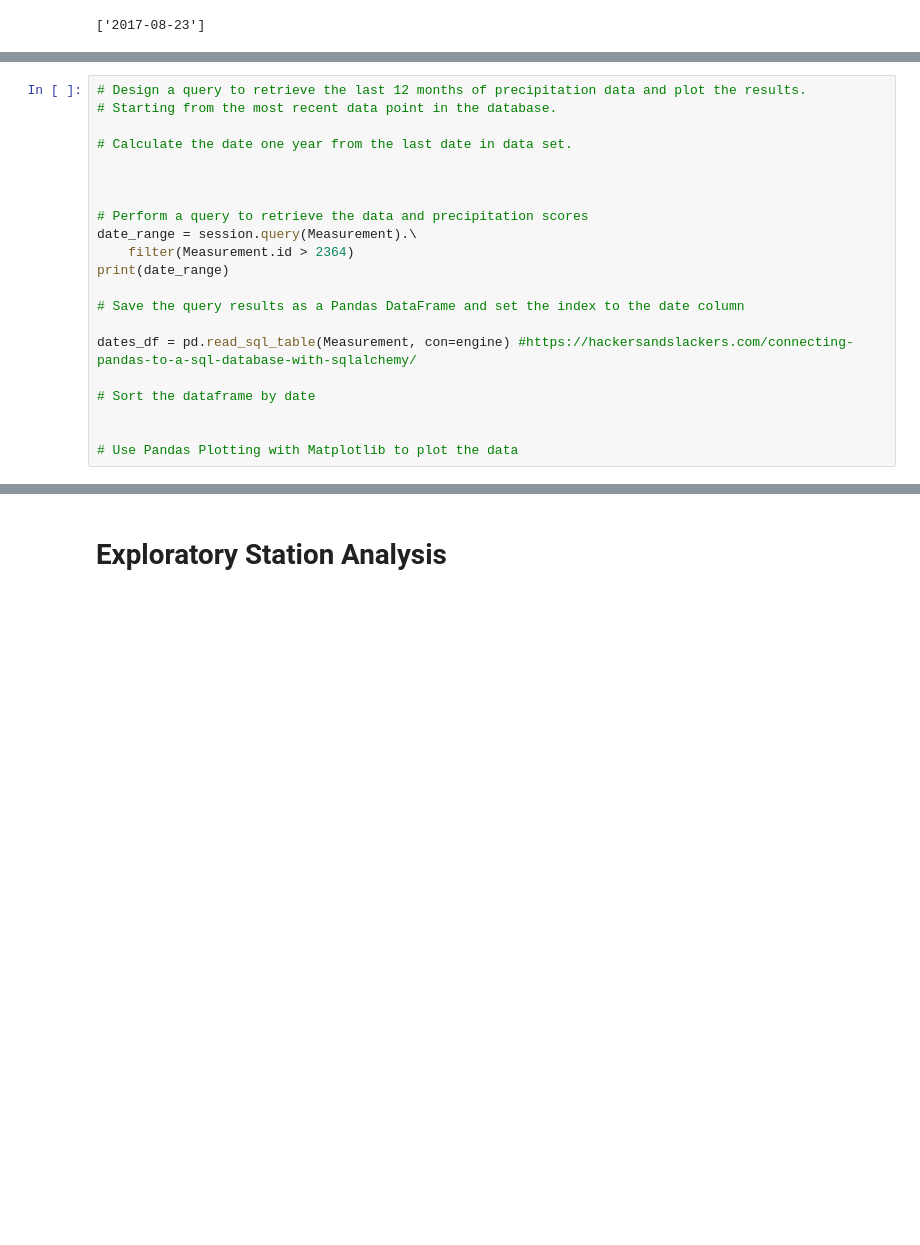
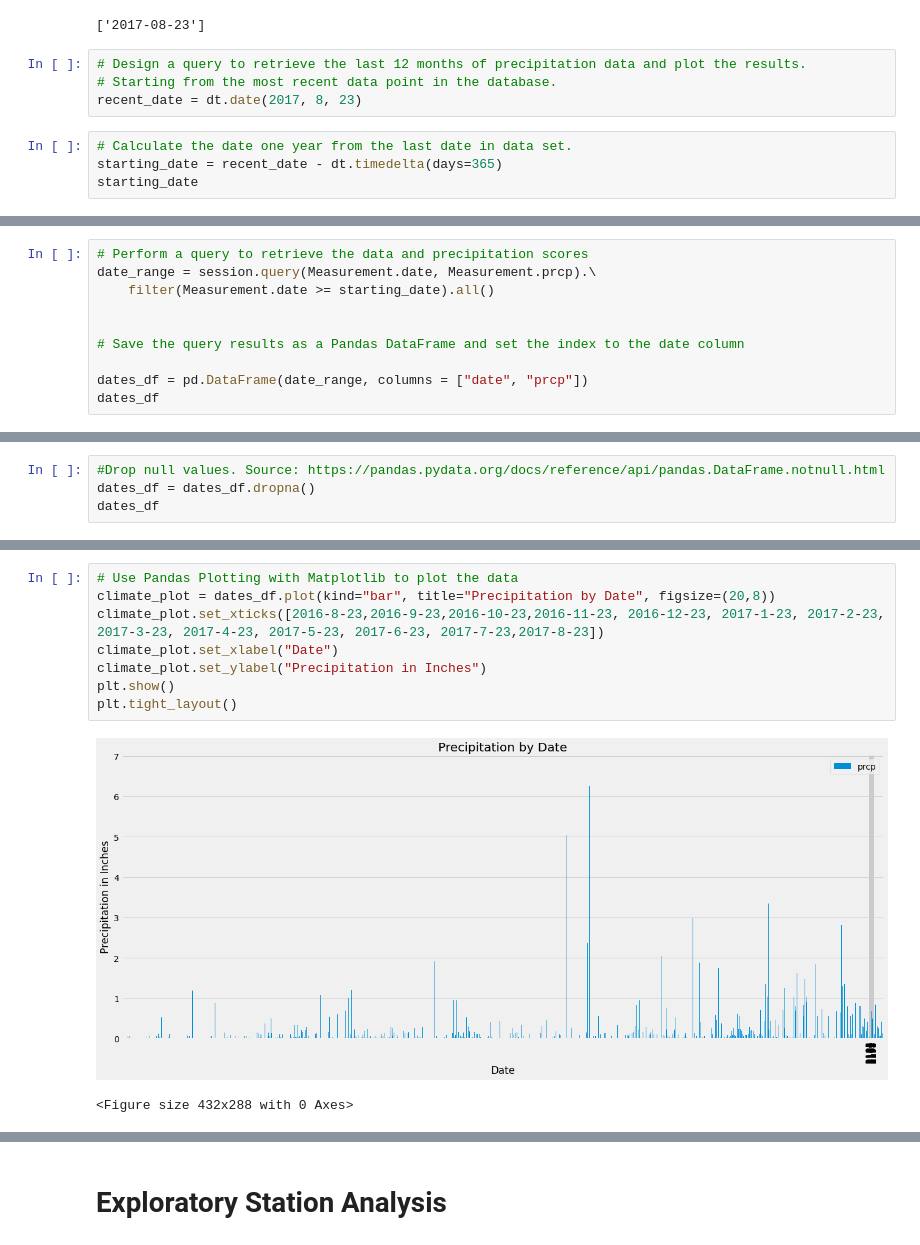
Before and after one commit to KristenScaletta/sqlalchemy-challenge, a Jupyter notebook: climate.ipynb, the cells around one changed output, grey strips where cells are left out. Drawn from its saved outputs; the diff is of its cells as text; blank space fills up the shorter version.

```diff
--- a/climate.ipynb
+++ b/climate.ipynb
@@ -50,3 +50,11 @@ recent_date = [result[2] for result in results[:1]]
 recent_date
 # %% [output]
 ['2017-08-23']
+# %%
+# Design a query to retrieve the last 12 months of precipitation data and plot the results.
+# Starting from the most recent data point in the database.
+recent_date = dt.date(2017, 8, 23)
+# %%
+# Calculate the date one year from the last date in data set.
+starting_date = recent_date - dt.timedelta(days=365)
+starting_date
@@ -53,22 +63,11 @@ recent_date
 # %%
-# Design a query to retrieve the last 12 months of precipitation data and plot the results.
-# Starting from the most recent data point in the database.
+# Perform a query to retrieve the data and precipitation scores
+date_range = session.query(Measurement.date, Measurement.prcp).\
+    filter(Measurement.date >= starting_date).all()
 
-# Calculate the date one year from the last date in data set.
-
-
-
-# Perform a query to retrieve the data and precipitation scores
-date_range = session.query(Measurement).\
-    filter(Measurement.id > 2364)
-print(date_range)
 
 # Save the query results as a Pandas DataFrame and set the index to the date column
 
-dates_df = pd.read_sql_table(Measurement, con=engine) #https://hackersandslackers.com/connecting-pandas-to-a-sql-database-with-sqlalchemy/
-
-# Sort the dataframe by date
-
-
-# Use Pandas Plotting with Matplotlib to plot the data
+dates_df = pd.DataFrame(date_range, columns = ["date", "prcp"])
+dates_df
 # %% [output]
@@ -78,0 +104,4 @@ TypeError: sequence item 0: expected str instance, DeclarativeMeta found
+# %%
+#Drop null values. Source: https://pandas.pydata.org/docs/reference/api/pandas.DataFrame.notnull.html
+dates_df = dates_df.dropna()
+dates_df
@@ -79,2 +122,13 @@ TypeError: sequence item 0: expected str instance, DeclarativeMeta found
+# %%
+# Use Pandas Plotting with Matplotlib to plot the data
+climate_plot = dates_df.plot(kind="bar", title="Precipitation by Date", figsize=(20,8))
+climate_plot.set_xticks([2016-8-23,2016-9-23,2016-10-23,2016-11-23, 2016-12-23, 2017-1-23, 2017-2-23, 2017-3-23, 2017-4-23, 2017-5-23, 2017-6-23, 2017-7-23,2017-8-23])
+climate_plot.set_xlabel("Date")
+climate_plot.set_ylabel("Precipitation in Inches")
+plt.show()
+plt.tight_layout()
+# %% [output]
+[figure, added]
+<Figure size 432x288 with 0 Axes>
 # %%
 # Use Pandas to calcualte the summary statistics for the precipitation data
```
Also changed, not shown: parts of 5 cells of this notebook.
